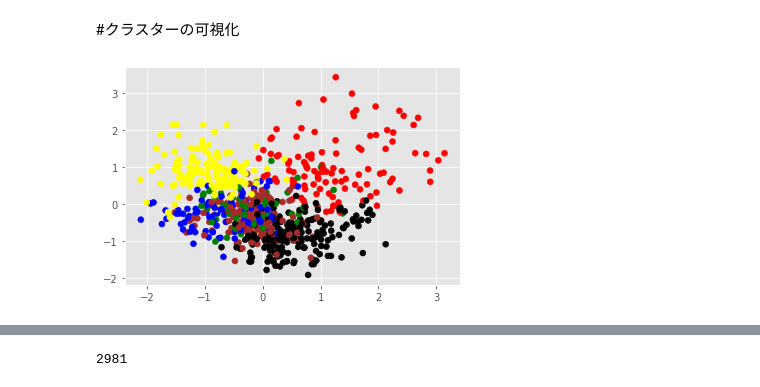
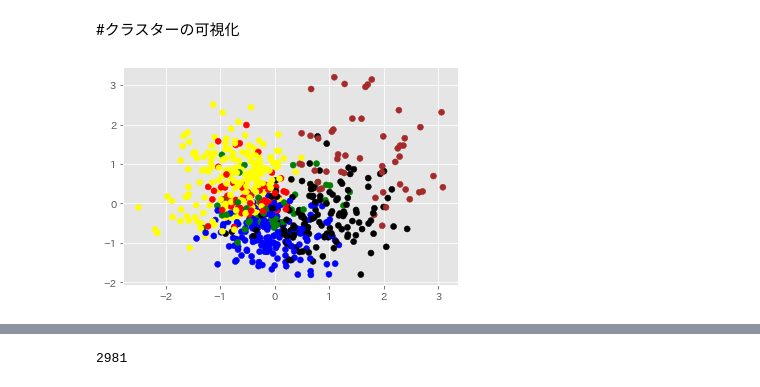
Before and after one commit to ShinyRyo/siganate-COVID-19-Challenge, a Jupyter notebook: eda_prediction2.ipynb, the cells around one changed output, grey strips where cells are left out. Saved outputs shown, nothing was run; the diff lists cells and outputs as text; code cells hidden in the pictures.

```diff
--- a/eda_prediction2.ipynb
+++ b/eda_prediction2.ipynb
@@ -191,0 +175,4 @@ corpus_df = train_df[['症状・経過', '症状一覧', '行動歴', '濃厚接
+# %%
+for i in corpus_df['症状・経過'].dropna():
+    a = str(i).rstrip()
+    print(a)
@@ -197,0 +219,2 @@ for i in corpus_df['症状・経過'].dropna():
+# %%
+stop_words.append("*")
@@ -197,0 +223,6 @@ for i in corpus_df['症状・経過'].dropna():
+# %%
+#stopwordを除去
+for contents in wakati_corna_text:
+  for word in contents:
+    if word in stop_words:
+       contents.remove(word)
@@ -304,10 +330,12 @@ pca.fit(df.iloc[:,:-2])
 feature = pca.transform(df.iloc[:,:-2])
 # %%
 #可視化
+color = {0:"green",1:"red",2:"yellow",3:"blue",4:"black",5:"brown"}
+colors = [color[x] for x in cluster_labels]
 plt.scatter(feature[:,0], feature[:,1], color=colors)
 plt.show()
 # %% [output]
-[figure, old version]
+[figure, new version]
 # %%
 pip install japanize-matplotlib
 # %% [output]
```
Also changed, not shown: parts of 21 cells of this notebook.
